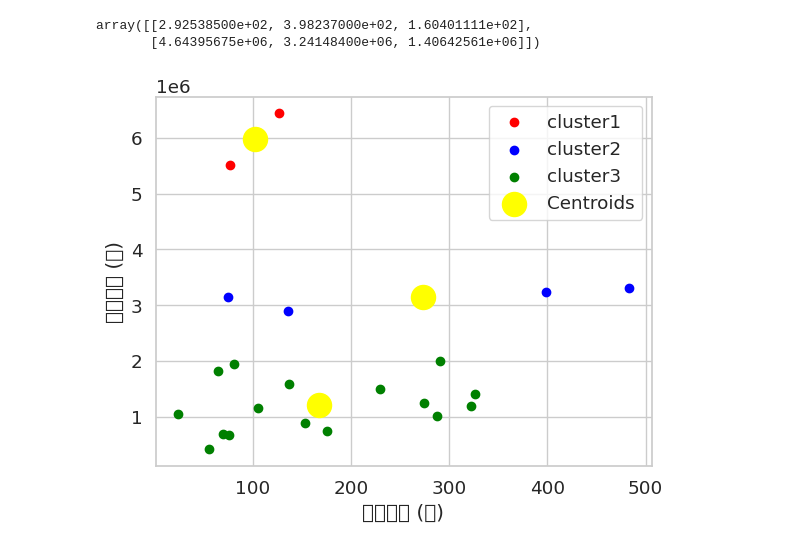
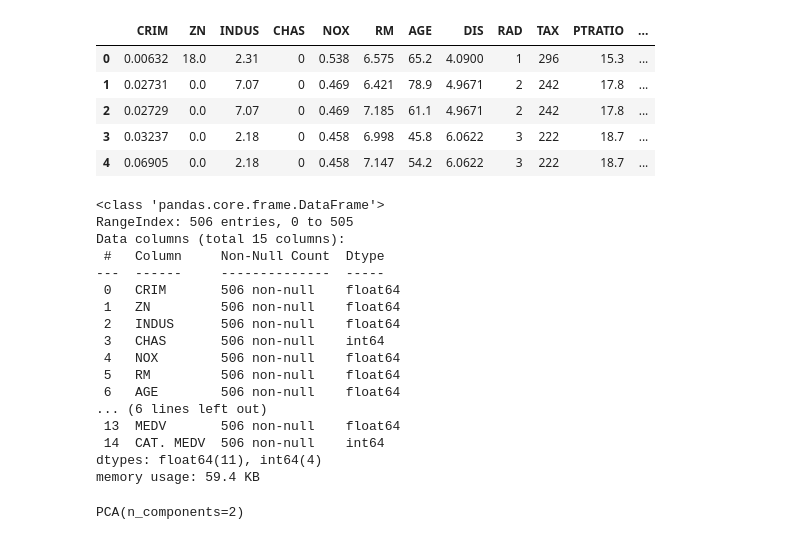
Before and after one commit to Konkuk-Univ-Glocal-Campus/ml202401-midterm-201921034, a Jupyter notebook: 201921034.ipynb, the cells around one changed output. Drawn from its saved outputs; the diff is of its cells as text; code cells hidden in the pictures.

```diff
--- a/201921034.ipynb
+++ b/201921034.ipynb
@@ -213,7 +0,0 @@ Y
-# %%
-for k in range(K): # 0, 1, 2
-     Centroids[:,k]=np.mean(Y[k+1],axis=0)
-Centroids
-# %% [output]
-array([[2.92538500e+02, 3.98237000e+02, 1.60401111e+02],
-       [4.64395675e+06, 3.24148400e+06, 1.40642561e+06]])
@@ -239,13 +0,0 @@ for i in range(n_iter): # n_iter 반복 횟수
-# %%
-# K-평균 클러스터링 결과 가시화
-color=['red','blue','green']
-labels=['cluster1','cluster2','cluster3']
-for k in range(K):
-    plt.scatter(Output[k+1][:,0],Output[k+1][:,1],c=color[k],label=labels[k])
-plt.scatter(Centroids[0,:],Centroids[1,:],s=300,c='yellow',label='Centroids')
-plt.xlabel('육지면적 (㎢)')
-plt.ylabel('탐방객수 (명)')
-plt.legend()
-plt.show()
-# %% [output]
-[figure, removed]
@@ -251,0 +5,31 @@ plt.show()
+# %%
+data = pd.read_csv('Korean.csv')
+# %%
+data.head()
+# %% [output]
+|  | CRIM | ZN | INDUS | CHAS | NOX | RM | AGE | DIS | RAD | TAX | PTRATIO | ... |
+| 0 | 0.00632 | 18.0 | 2.31 | 0 | 0.538 | 6.575 | 65.2 | 4.0900 | 1 | 296 | 15.3 | ... |
+| 1 | 0.02731 | 0.0 | 7.07 | 0 | 0.469 | 6.421 | 78.9 | 4.9671 | 2 | 242 | 17.8 | ... |
+| 2 | 0.02729 | 0.0 | 7.07 | 0 | 0.469 | 7.185 | 61.1 | 4.9671 | 2 | 242 | 17.8 | ... |
+| 3 | 0.03237 | 0.0 | 2.18 | 0 | 0.458 | 6.998 | 45.8 | 6.0622 | 3 | 222 | 18.7 | ... |
+| 4 | 0.06905 | 0.0 | 2.18 | 0 | 0.458 | 7.147 | 54.2 | 6.0622 | 3 | 222 | 18.7 | ... |
+# %%
+data.info()
+# %% [output]
+<class 'pandas.core.frame.DataFrame'>
+RangeIndex: 506 entries, 0 to 505
+Data columns (total 15 columns):
+ #   Column     Non-Null Count  Dtype
+---  ------     --------------  -----
+ 0   CRIM       506 non-null    float64
+ 1   ZN         506 non-null    float64
+ 2   INDUS      506 non-null    float64
+ 3   CHAS       506 non-null    int64
+ 4   NOX        506 non-null    float64
+ 5   RM         506 non-null    float64
+ 6   AGE        506 non-null    float64
+... (6 lines left out)
+ 13  MEDV       506 non-null    float64
+ 14  CAT. MEDV  506 non-null    int64
+dtypes: float64(11), int64(4)
+memory usage: 59.4 KB
@@ -251,0 +57,5 @@ plt.show()
+# %%
+# pca로 scaler_data를 학습
+pca.fit(scaler_data)
+# %% [output]
+PCA(n_components=2)
```
Also changed, not shown: parts of 53 cells of this notebook, 1 other file.
